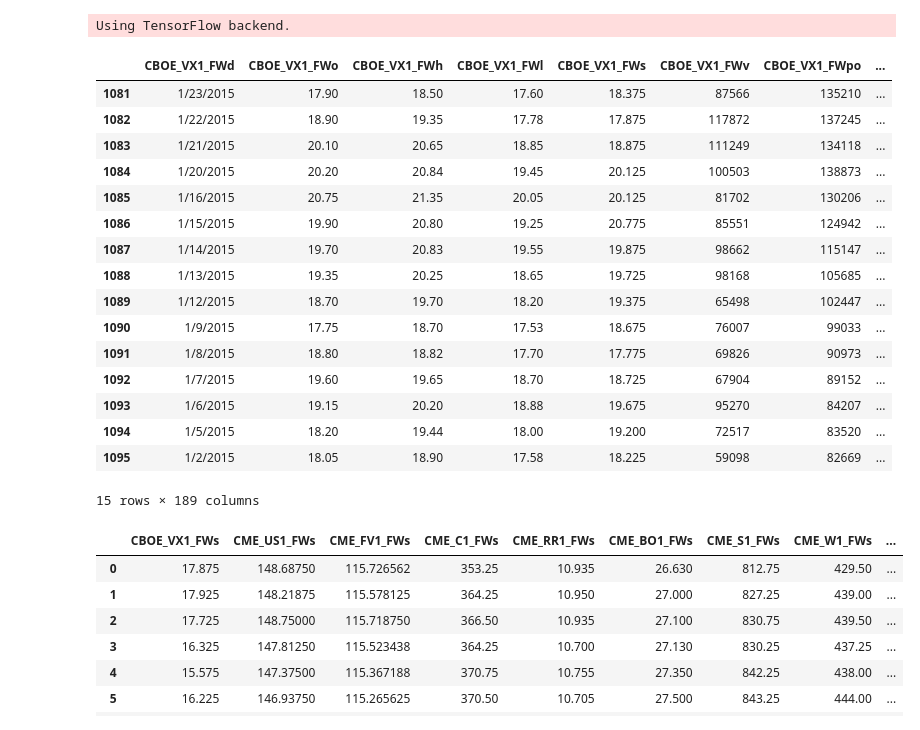
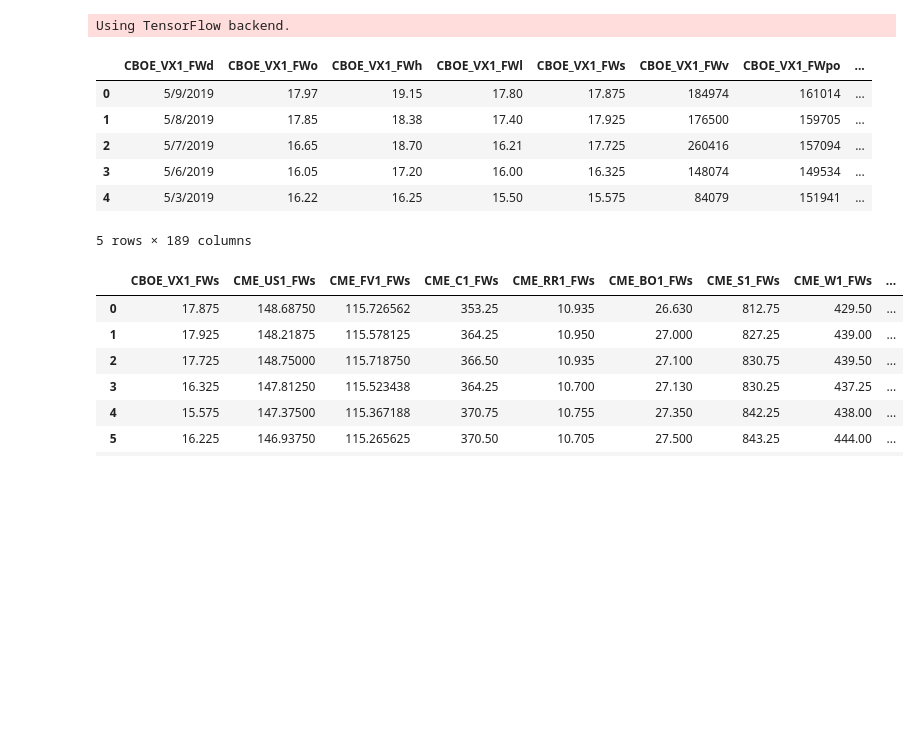
Before and after one commit to brownal05/globaltrade, a Jupyter notebook: alex/LTSMMULTI.ipynb, the cells around one changed output. Cells and saved outputs as stored; diff of their text form; code cells hidden in the pictures; blank space fills up the shorter version.

```diff
--- a/alex/LTSMMULTI.ipynb
+++ b/alex/LTSMMULTI.ipynb
@@ -33,26 +33,16 @@ def create_dataset(dataset, look_back=1):
 # %%
 #load your data to train or predict on
 raw_data = pd.read_csv("big_df_adj.csv", low_memory=False)
 
-raw_data.tail(15)
+raw_data.head(5)
 # %% [output]
 |  | CBOE_VX1_FWd | CBOE_VX1_FWo | CBOE_VX1_FWh | CBOE_VX1_FWl | CBOE_VX1_FWs | CBOE_VX1_FWv | CBOE_VX1_FWpo | ... |
-| 1081 | 1/23/2015 | 17.90 | 18.50 | 17.60 | 18.375 | 87566 | 135210 | ... |
-| 1082 | 1/22/2015 | 18.90 | 19.35 | 17.78 | 17.875 | 117872 | 137245 | ... |
-| 1083 | 1/21/2015 | 20.10 | 20.65 | 18.85 | 18.875 | 111249 | 134118 | ... |
-| 1084 | 1/20/2015 | 20.20 | 20.84 | 19.45 | 20.125 | 100503 | 138873 | ... |
-| 1085 | 1/16/2015 | 20.75 | 21.35 | 20.05 | 20.125 | 81702 | 130206 | ... |
-| 1086 | 1/15/2015 | 19.90 | 20.80 | 19.25 | 20.775 | 85551 | 124942 | ... |
-| 1087 | 1/14/2015 | 19.70 | 20.83 | 19.55 | 19.875 | 98662 | 115147 | ... |
-| 1088 | 1/13/2015 | 19.35 | 20.25 | 18.65 | 19.725 | 98168 | 105685 | ... |
-| 1089 | 1/12/2015 | 18.70 | 19.70 | 18.20 | 19.375 | 65498 | 102447 | ... |
-| 1090 | 1/9/2015 | 17.75 | 18.70 | 17.53 | 18.675 | 76007 | 99033 | ... |
-| 1091 | 1/8/2015 | 18.80 | 18.82 | 17.70 | 17.775 | 69826 | 90973 | ... |
-| 1092 | 1/7/2015 | 19.60 | 19.65 | 18.70 | 18.725 | 67904 | 89152 | ... |
-| 1093 | 1/6/2015 | 19.15 | 20.20 | 18.88 | 19.675 | 95270 | 84207 | ... |
-| 1094 | 1/5/2015 | 18.20 | 19.44 | 18.00 | 19.200 | 72517 | 83520 | ... |
-| 1095 | 1/2/2015 | 18.05 | 18.90 | 17.58 | 18.225 | 59098 | 82669 | ... |
+| 0 | 5/9/2019 | 17.97 | 19.15 | 17.80 | 17.875 | 184974 | 161014 | ... |
+| 1 | 5/8/2019 | 17.85 | 18.38 | 17.40 | 17.925 | 176500 | 159705 | ... |
+| 2 | 5/7/2019 | 16.65 | 18.70 | 16.21 | 17.725 | 260416 | 157094 | ... |
+| 3 | 5/6/2019 | 16.05 | 17.20 | 16.00 | 16.325 | 148074 | 149534 | ... |
+| 4 | 5/3/2019 | 16.22 | 16.25 | 15.50 | 15.575 | 84079 | 151941 | ... |
-15 rows × 189 columns
+5 rows × 189 columns
 # %%
 
 cols = [c for c in raw_data.columns if c.lower()[-1] == "s"]
```
Also changed, not shown: parts of 14 cells of this notebook, 3 other files.
